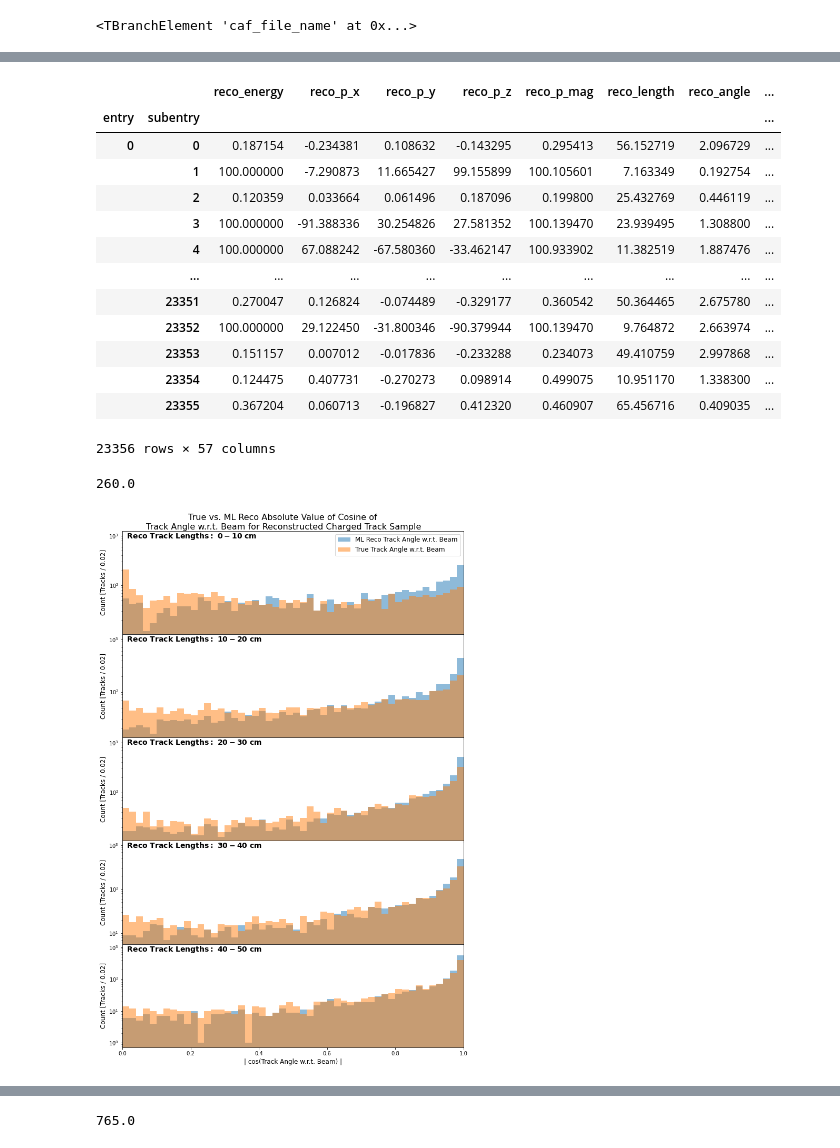
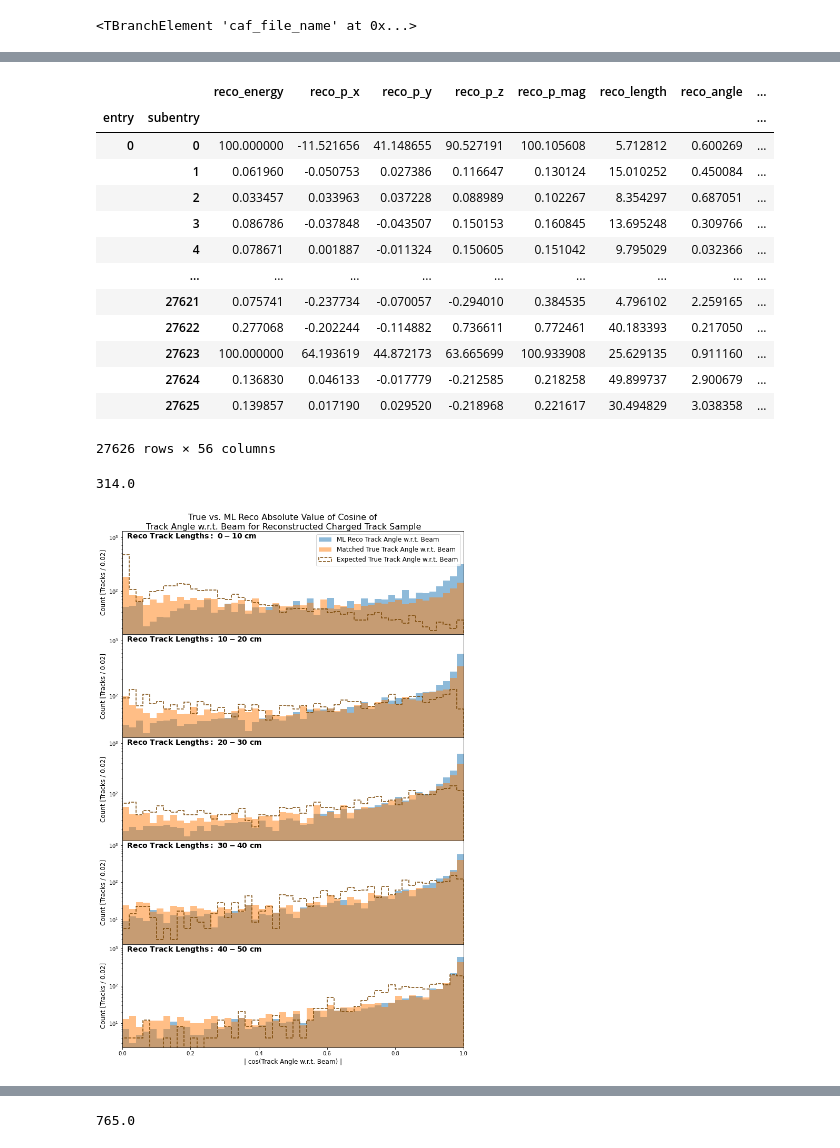
Before and after one commit to cuddandr/2x2_CAFs, a Jupyter notebook: reco_studies/reco_benchmark_plots.ipynb, the cells around one changed output, grey strips where cells are left out. Drawn from its saved outputs; the diff is of its cells as text; code cells hidden in the pictures.

Commit message:
Adding capabilities to investigate differences in reconstructed vs. true proton/charged track kinematics.

```diff
--- a/reco_studies/reco_benchmark_plots.ipynb
+++ b/reco_studies/reco_benchmark_plots.ipynb
@@ -21,7 +21,8 @@ from scipy.integrate import quad
 from mpl_toolkits.axes_grid1 import make_axes_locatable
 # %%
 # open file
-tracks = uproot.open("/exp/dune/app/users/ehinkle/nd_analysis/2x2_CAFs/reco_studies/track_reco_benchmark.root")
+tracks = uproot.open("/exp/dune/app/users/ehinkle/nd_analysis/2x2_CAFs/reco_studies/track_reco_benchmark_reco_sample.root")
+true_tracks = uproot.open("/exp/dune/app/users/ehinkle/nd_analysis/2x2_CAFs/reco_studies/track_reco_benchmark_truth_sample.root")
 tracks["RecoBenchmarkTree"].show()
 tracks["RecoBenchmarkTree"].keys()
 tracks["RecoBenchmarkTree"][0].num_entries
@@ -48,4 +49,6 @@ overlap              | std::vector<double>      | AsJagged(AsDtype('>f8'), he...
 # %%
 # Set up data frame
 df = tracks["RecoBenchmarkTree"].arrays(library="pd")
-df
+df['caf_file_name'] = df['caf_file_name'][0][0]
+df_true = true_tracks["RecoBenchmarkTree"].arrays(library="pd")
+df_true['caf_file_name'] = df_true['caf_file_name'][0][0]
@@ -79,7 +89,7 @@ reco_beam_angle_bin_nums = np.digitize(df['reco_angle'], beam_angle_bins)
 reco_rot_angle_bin_nums = np.digitize(df['reco_angle_rot'], rot_angle_bins)
 reco_incl_angle_bin_nums = np.digitize(df['reco_angle_incl'], incl_angle_bins)
 
-true_length_bin_nums = np.digitize(df['true_length'], length_bins)
+true_length_bin_nums = np.digitize(df_true['true_length'], length_bins)
 true_beam_angle_bin_nums = np.digitize(df['true_angle'], beam_angle_bins)
 true_rot_angle_bin_nums = np.digitize(df['true_angle_rot'], rot_angle_bins)
 reco_incl_angle_bin_nums = np.digitize(df['reco_angle_incl'], incl_angle_bins)
@@ -90,7 +100,7 @@ df['reco_beam_angle_bin'] = reco_beam_angle_bin_nums
 df['reco_angle_rot_bin'] = reco_rot_angle_bin_nums
 df['reco_angle_incl_bin'] = reco_incl_angle_bin_nums
 
-df['true_length_bin'] = true_length_bin_nums
+df_true['true_length_bin'] = true_length_bin_nums
 df['true_beam_angle_bin'] = true_beam_angle_bin_nums
 df['true_angle_rot_bin'] = true_rot_angle_bin_nums
 df['true_angle_incl_bin'] = reco_incl_angle_bin_nums
@@ -100,56 +110,62 @@ df
 # %% [output]
 |  |  | reco_energy | reco_p_x | reco_p_y | reco_p_z | reco_p_mag | reco_length | reco_angle | ... |
 | entry | subentry |  |  |  |  |  |  |  | ... |
-| 0 | 0 | 0.187154 | -0.234381 | 0.108632 | -0.143295 | 0.295413 | 56.152719 | 2.096729 | ... |
-|  | 1 | 100.000000 | -7.290873 | 11.665427 | 99.155899 | 100.105601 | 7.163349 | 0.192754 | ... |
-|  | 2 | 0.120359 | 0.033664 | 0.061496 | 0.187096 | 0.199800 | 25.432769 | 0.446119 | ... |
-|  | 3 | 100.000000 | -91.388336 | 30.254826 | 27.581352 | 100.139470 | 23.939495 | 1.308800 | ... |
-|  | 4 | 100.000000 | 67.088242 | -67.580360 | -33.462147 | 100.933902 | 11.382519 | 1.887476 | ... |
+| 0 | 0 | 100.000000 | -11.521656 | 41.148655 | 90.527191 | 100.105608 | 5.712812 | 0.600269 | ... |
+|  | 1 | 0.061960 | -0.050753 | 0.027386 | 0.116647 | 0.130124 | 15.010252 | 0.450084 | ... |
+|  | 2 | 0.033457 | 0.033963 | 0.037228 | 0.088989 | 0.102267 | 8.354297 | 0.687051 | ... |
+|  | 3 | 0.086786 | -0.037848 | -0.043507 | 0.150153 | 0.160845 | 13.695248 | 0.309766 | ... |
+|  | 4 | 0.078671 | 0.001887 | -0.011324 | 0.150605 | 0.151042 | 9.795029 | 0.032366 | ... |
 |  | ... | ... | ... | ... | ... | ... | ... | ... | ... |
-|  | 23351 | 0.270047 | 0.126824 | -0.074489 | -0.329177 | 0.360542 | 50.364465 | 2.675780 | ... |
-|  | 23352 | 100.000000 | 29.122450 | -31.800346 | -90.379944 | 100.139470 | 9.764872 | 2.663974 | ... |
-|  | 23353 | 0.151157 | 0.007012 | -0.017836 | -0.233288 | 0.234073 | 49.410759 | 2.997868 | ... |
-|  | 23354 | 0.124475 | 0.407731 | -0.270273 | 0.098914 | 0.499075 | 10.951170 | 1.338300 | ... |
-|  | 23355 | 0.367204 | 0.060713 | -0.196827 | 0.412320 | 0.460907 | 65.456716 | 0.409035 | ... |
+|  | 27621 | 0.075741 | -0.237734 | -0.070057 | -0.294010 | 0.384535 | 4.796102 | 2.259165 | ... |
+|  | 27622 | 0.277068 | -0.202244 | -0.114882 | 0.736611 | 0.772461 | 40.183393 | 0.217050 | ... |
+|  | 27623 | 100.000000 | 64.193619 | 44.872173 | 63.665699 | 100.933908 | 25.629135 | 0.911160 | ... |
+|  | 27624 | 0.136830 | 0.046133 | -0.017779 | -0.212585 | 0.218258 | 49.899737 | 2.900679 | ... |
+|  | 27625 | 0.139857 | 0.017190 | 0.029520 | -0.218968 | 0.221617 | 30.494829 | 3.038358 | ... |
-23356 rows × 57 columns
+27626 rows × 56 columns
 # %%
 # CUT: Remove length bins with fewer than 5 tracks
 ovlp_cut = 0.5
 df_filtered = df[df['overlap']>=ovlp_cut]
+global_scale_factor = len(df_filtered)/len(df_true)
 sample = 'reco_charged_tracks_'
 grouped_length = df_filtered.groupby('reco_length_bin')
+true_grouped_length = df_true.groupby('true_length_bin')
 stop_length_bin = 5
 height = (stop_length_bin/num_length_bins)*45
 
 fig, axs = plt.subplots(stop_length_bin, sharex=True, figsize=[10, height])
 max_count = 50.
 for i, (name, group) in enumerate(grouped_length):
+    true_group = true_grouped_length.get_group(name)
+    scale_factor = len(group)/len(true_group)
     if i>=stop_length_bin:
         break
     reco_counts, reco_bins, _ = axs[i].hist(abs(np.cos(group['reco_angle'])), alpha=0.5, bins=50, range=(0, 1), histtype='stepfilled', label='ML Reco Track Angle w.r.t. Beam')
-    true_counts, true_bins, _ = axs[i].hist(abs(np.cos(group['true_angle'])), alpha=0.5, bins=50, range=(0, 1), histtype='stepfilled', label='True Track Angle w.r.t. Beam')
+    true_counts, true_bins, _ = axs[i].hist(abs(np.cos(group['true_angle'])), alpha=0.5, bins=50, range=(0, 1), histtype='stepfilled', label='Matched True Track Angle w.r.t. Beam')
+    exp_counts, exp_bins, _ = axs[i].hist(abs(np.cos(true_group['true_angle'])), alpha=1, bins=50, range=(0, 1), histtype='step', label='Expected True Track Angle w.r.t. Beam', \
+                                          weights=scale_factor*np.ones(len(true_group['true_angle'])), linestyle='dashed', color='#774300', linewidth=1.5)
     if i==0:
         max_count = np.max(np.array([np.max(reco_counts), np.max(true_counts)]))
         print(max_count)
         axs[i].legend(loc='upper right', fontsize=12)
     axs[i].set_xlabel('| cos(Track Angle w.r.t. Beam) |', fontsize=12)
     axs[i].set_ylabel('Count [Tracks / 0.02]', fontsize=12)
     #axs[i].legend(loc='upper right')
     axs[i].set_xlim(0, 1)
     axs[i].set_yscale('log')
     axs[i].set_ylim(None,max_count+1000)
     length_min = max_length/num_length_bins*(name-1)
     length_max = max_length/num_length_bins*name
     axs[i].set_title('  '+rf'$\bf{{Reco\ Track\ Lengths:\ {length_min:.0f} - {length_max:.0f}\ cm}}$', y=1.0, loc='left', pad=-14, fontsize=14)
 fig.suptitle('True vs. ML Reco Absolute Value of Cosine of \nTrack Angle w.r.t. Beam for Reconstructed Charged Track Sample', fontsize=16)
 
 plt.tight_layout()
 plt.subplots_adjust(top=0.95, hspace=0.0)
 plt.savefig('/exp/dune/app/users/ehinkle/nd_analysis/2x2_CAFs/reco_studies/'+sample+'true_vs_reco_abs_cos_angle_wrt_beam_by_length_bin_with_ovlp_cut_'+str(ovlp_cut)+'_up_to_length_bin_'+str(stop_length_bin)+'.pdf')
 #plt.show()
 # %% [output]
-260.0
+314.0
-[figure, old version]
+[figure, new version]
 # %%
 grouped_length = df_filtered.groupby('reco_length_bin')
 sample = 'reco_charged_tracks_'
```
Also changed, not shown: parts of 3 cells of this notebook, 6 other files.
